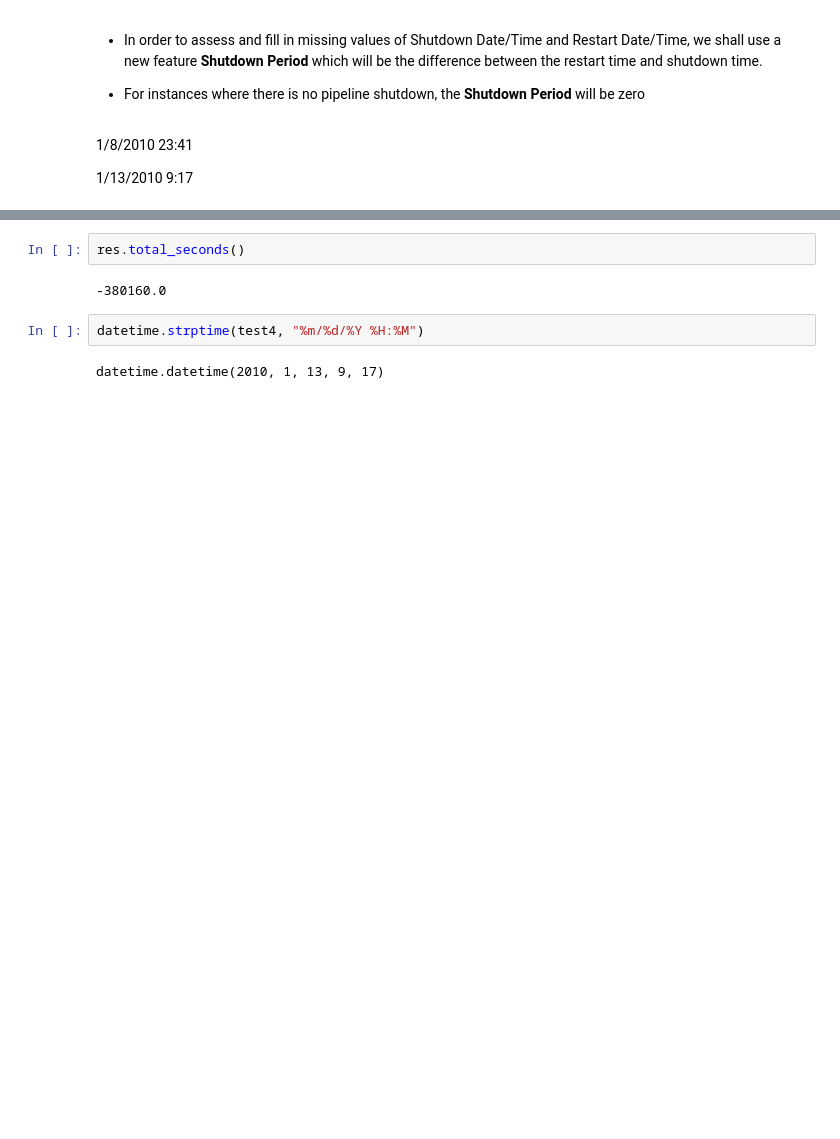
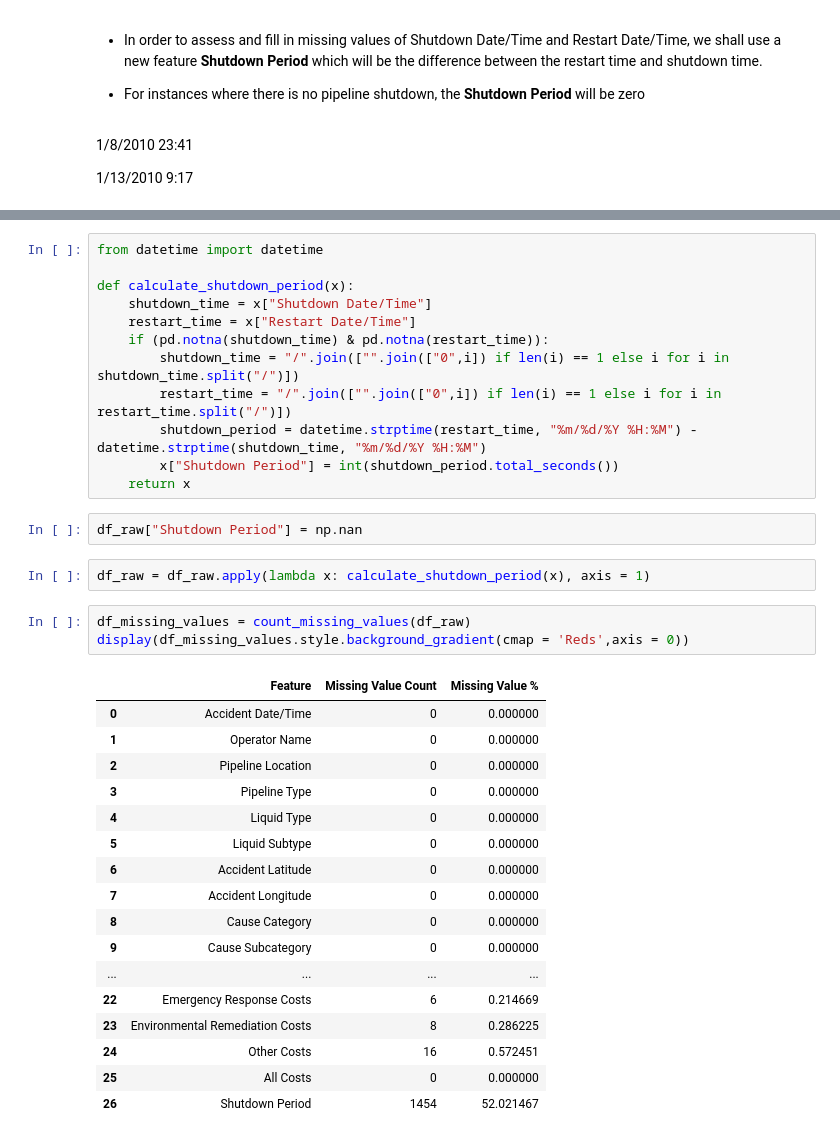
Before and after one commit to Pasindu19970808/Pipeline-Accidents, a Jupyter notebook: Pipeline Accidents.ipynb, the cells around one changed output, grey strips where cells are left out. Saved outputs shown, nothing was run; the diff lists cells and outputs as text; blank space fills up the shorter version.

```diff
--- a/Pipeline Accidents.ipynb
+++ b/Pipeline Accidents.ipynb
@@ -481,8 +457,37 @@ datetime.timedelta(days=-5, seconds=51840)
-# %%
-res.total_seconds()
-# %% [output]
--380160.0
-# %%
-datetime.strptime(test4, "%m/%d/%Y %H:%M")
-# %% [output]
-datetime.datetime(2010, 1, 13, 9, 17)
+# %%
+from datetime import datetime
+
+def calculate_shutdown_period(x):
+    shutdown_time = x["Shutdown Date/Time"]
+    restart_time = x["Restart Date/Time"]
+    if (pd.notna(shutdown_time) & pd.notna(restart_time)):
+        shutdown_time = "/".join(["".join(["0",i]) if len(i) == 1 else i for i in shutdown_time.split("/")])
+        restart_time = "/".join(["".join(["0",i]) if len(i) == 1 else i for i in restart_time.split("/")])
+        shutdown_period = datetime.strptime(restart_time, "%m/%d/%Y %H:%M") - datetime.strptime(shutdown_time, "%m/%d/%Y %H:%M")
+        x["Shutdown Period"] = int(shutdown_period.total_seconds())
+    return x
+# %%
+df_raw["Shutdown Period"] = np.nan
+# %%
+df_raw = df_raw.apply(lambda x: calculate_shutdown_period(x), axis = 1)
+# %%
+df_missing_values = count_missing_values(df_raw)
+display(df_missing_values.style.background_gradient(cmap = 'Reds',axis = 0))
+# %% [output]
+|  | Feature | Missing Value Count | Missing Value % |
+| 0 | Accident Date/Time | 0 | 0.000000 |
+| 1 | Operator Name | 0 | 0.000000 |
+| 2 | Pipeline Location | 0 | 0.000000 |
+| 3 | Pipeline Type | 0 | 0.000000 |
+| 4 | Liquid Type | 0 | 0.000000 |
+| 5 | Liquid Subtype | 0 | 0.000000 |
+| 6 | Accident Latitude | 0 | 0.000000 |
+| 7 | Accident Longitude | 0 | 0.000000 |
+| 8 | Cause Category | 0 | 0.000000 |
+| 9 | Cause Subcategory | 0 | 0.000000 |
+| ... | ... | ... | ... |
+| 22 | Emergency Response Costs | 6 | 0.214669 |
+| 23 | Environmental Remediation Costs | 8 | 0.286225 |
+| 24 | Other Costs | 16 | 0.572451 |
+| 25 | All Costs | 0 | 0.000000 |
+| 26 | Shutdown Period | 1454 | 52.021467 |
```
Also changed, not shown: parts of 12 cells of this notebook.
